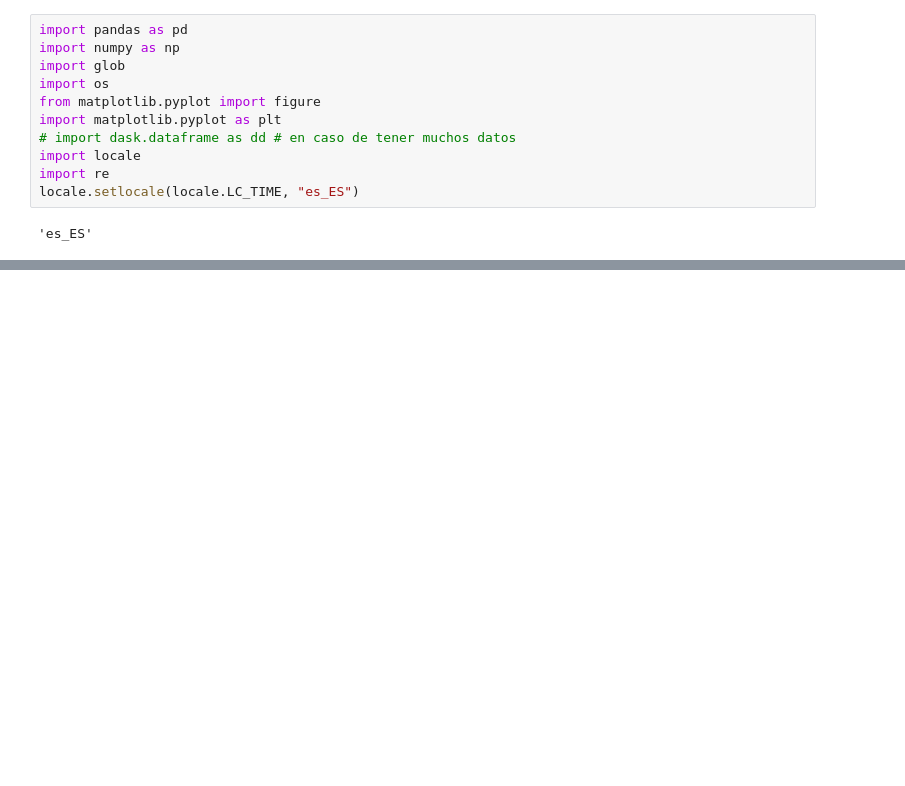
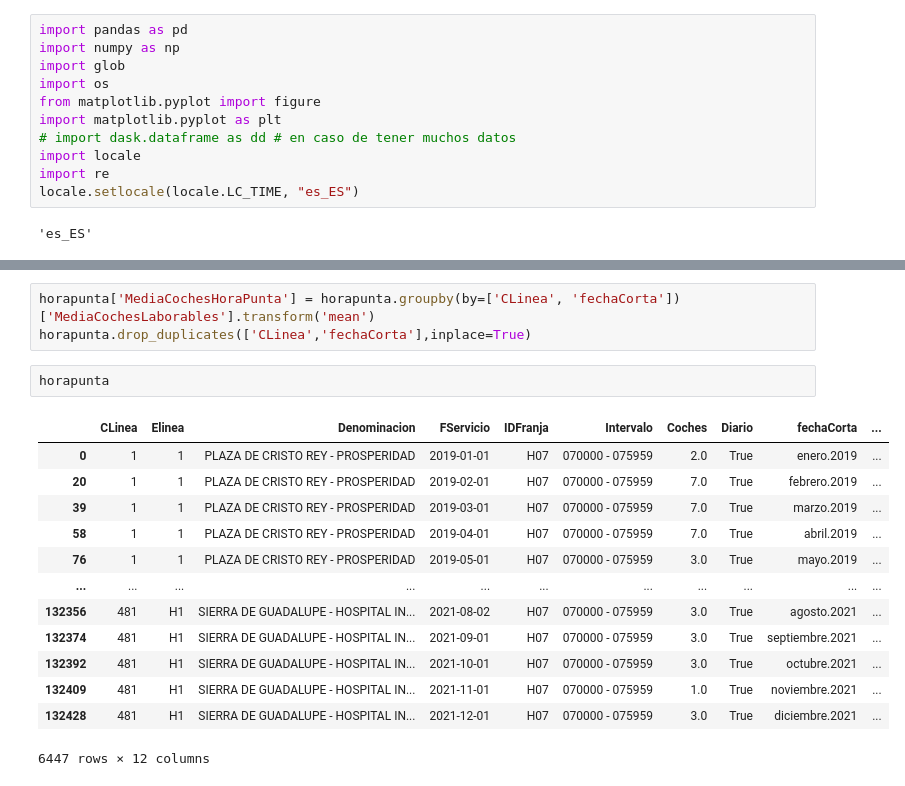
Before and after one commit to nacholopex/emt_madrid, a Jupyter notebook: 2022_emt_evolucion.ipynb, the cells around one changed output, grey strips where cells are left out. Cells and saved outputs as stored; diff of their text form; blank space fills up the shorter version.

```diff
--- a/2022_emt_evolucion.ipynb
+++ b/2022_emt_evolucion.ipynb
@@ -332,0 +233,19 @@ pd.DataFrame(columns=['LineaFranja','CochesActual','CochesAnt','FechaActual','Fe
+# %%
+horapunta['MediaCochesHoraPunta'] = horapunta.groupby(by=['CLinea', 'fechaCorta'])['MediaCochesLaborables'].transform('mean')
+horapunta.drop_duplicates(['CLinea','fechaCorta'],inplace=True)
+# %%
+horapunta
+# %% [output]
+|  | CLinea | Elinea | Denominacion | FServicio | IDFranja | Intervalo | Coches | Diario | fechaCorta | ... |
+| 0 | 1 | 1 | PLAZA DE CRISTO REY - PROSPERIDAD | 2019-01-01 | H07 | 070000 - 075959 | 2.0 | True | enero.2019 | ... |
+| 20 | 1 | 1 | PLAZA DE CRISTO REY - PROSPERIDAD | 2019-02-01 | H07 | 070000 - 075959 | 7.0 | True | febrero.2019 | ... |
+| 39 | 1 | 1 | PLAZA DE CRISTO REY - PROSPERIDAD | 2019-03-01 | H07 | 070000 - 075959 | 7.0 | True | marzo.2019 | ... |
+| 58 | 1 | 1 | PLAZA DE CRISTO REY - PROSPERIDAD | 2019-04-01 | H07 | 070000 - 075959 | 7.0 | True | abril.2019 | ... |
+| 76 | 1 | 1 | PLAZA DE CRISTO REY - PROSPERIDAD | 2019-05-01 | H07 | 070000 - 075959 | 3.0 | True | mayo.2019 | ... |
+| ... | ... | ... | ... | ... | ... | ... | ... | ... | ... | ... |
+| 132356 | 481 | H1 | SIERRA DE GUADALUPE - HOSPITAL IN... | 2021-08-02 | H07 | 070000 - 075959 | 3.0 | True | agosto.2021 | ... |
+| 132374 | 481 | H1 | SIERRA DE GUADALUPE - HOSPITAL IN... | 2021-09-01 | H07 | 070000 - 075959 | 3.0 | True | septiembre.2021 | ... |
+| 132392 | 481 | H1 | SIERRA DE GUADALUPE - HOSPITAL IN... | 2021-10-01 | H07 | 070000 - 075959 | 3.0 | True | octubre.2021 | ... |
+| 132409 | 481 | H1 | SIERRA DE GUADALUPE - HOSPITAL IN... | 2021-11-01 | H07 | 070000 - 075959 | 1.0 | True | noviembre.2021 | ... |
+| 132428 | 481 | H1 | SIERRA DE GUADALUPE - HOSPITAL IN... | 2021-12-01 | H07 | 070000 - 075959 | 3.0 | True | diciembre.2021 | ... |
+6447 rows × 12 columns
```
Also changed, not shown: parts of 57 cells of this notebook.
